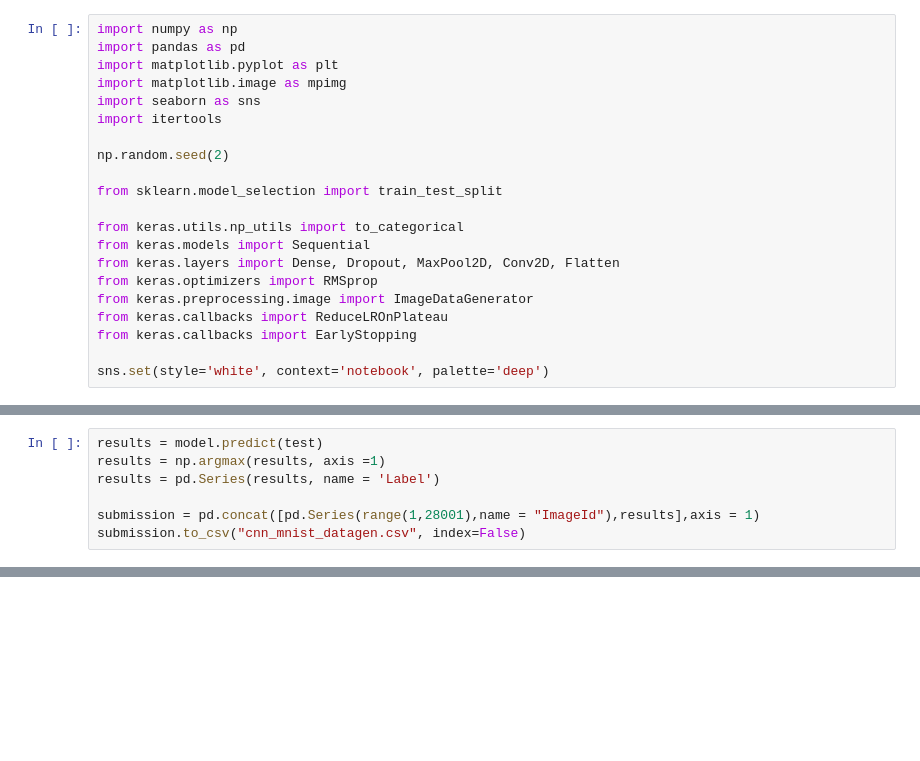
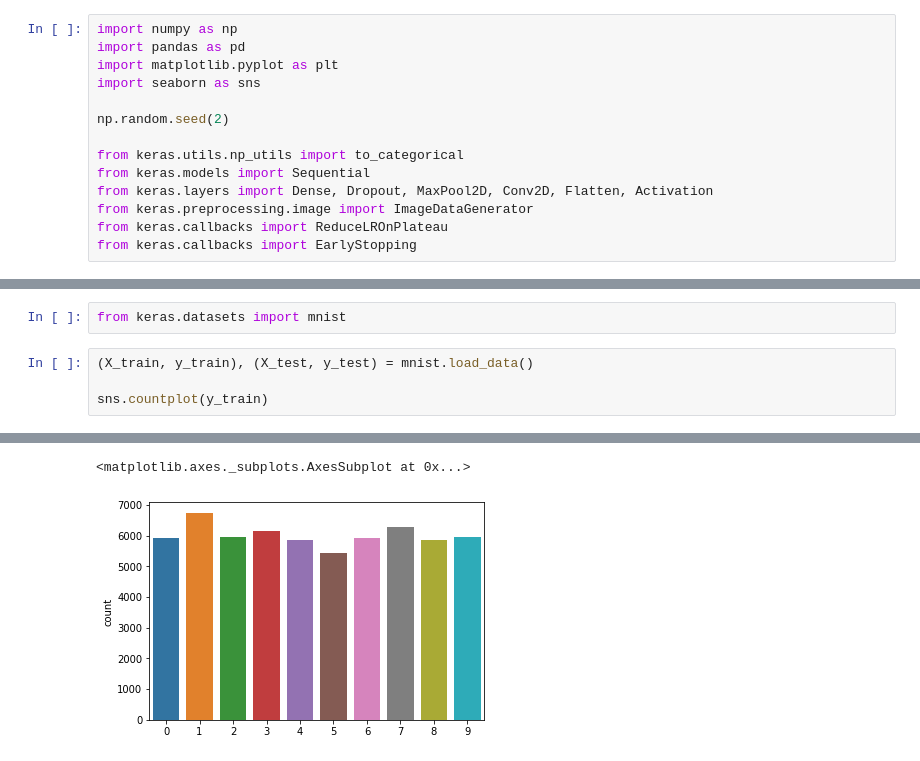
Before and after one commit to Sidkul2000/CNN-Projects, a Jupyter notebook: Handwritten Digit Recognition/DigitRecognizer.ipynb, the cells around one changed output, grey strips where cells are left out. Drawn from its saved outputs; the diff is of its cells as text; blank space fills up the shorter version.

```diff
--- a/Handwritten Digit Recognition/DigitRecognizer.ipynb
+++ b/Handwritten Digit Recognition/DigitRecognizer.ipynb
@@ -2,20 +2,13 @@
 import numpy as np
 import pandas as pd
 import matplotlib.pyplot as plt
-import matplotlib.image as mpimg
 import seaborn as sns
-import itertools
 
 np.random.seed(2)
 
-from sklearn.model_selection import train_test_split
-
 from keras.utils.np_utils import to_categorical
 from keras.models import Sequential
-from keras.layers import Dense, Dropout, MaxPool2D, Conv2D, Flatten
-from keras.optimizers import RMSprop
+from keras.layers import Dense, Dropout, MaxPool2D, Conv2D, Flatten, Activation
 from keras.preprocessing.image import ImageDataGenerator
 from keras.callbacks import ReduceLROnPlateau
 from keras.callbacks import EarlyStopping
-
-sns.set(style='white', context='notebook', palette='deep')
@@ -105,7 +17,7 @@ Epoch 2/2
-# %%
-results = model.predict(test)
-results = np.argmax(results, axis =1)
-results = pd.Series(results, name = 'Label')
-
-submission = pd.concat([pd.Series(range(1,28001),name = "ImageId"),results],axis = 1)
-submission.to_csv("cnn_mnist_datagen.csv", index=False)
+# %%
+from keras.datasets import mnist
+# %%
+(X_train, y_train), (X_test, y_test) = mnist.load_data()
+
+sns.countplot(y_train)
+# %% [output]
@@ -111,0 +26,2 @@ submission.to_csv("cnn_mnist_datagen.csv", index=False)
+<matplotlib.axes._subplots.AxesSubplot at 0x...>
+[figure, added]
```
Also changed, not shown: parts of 20 cells of this notebook.
